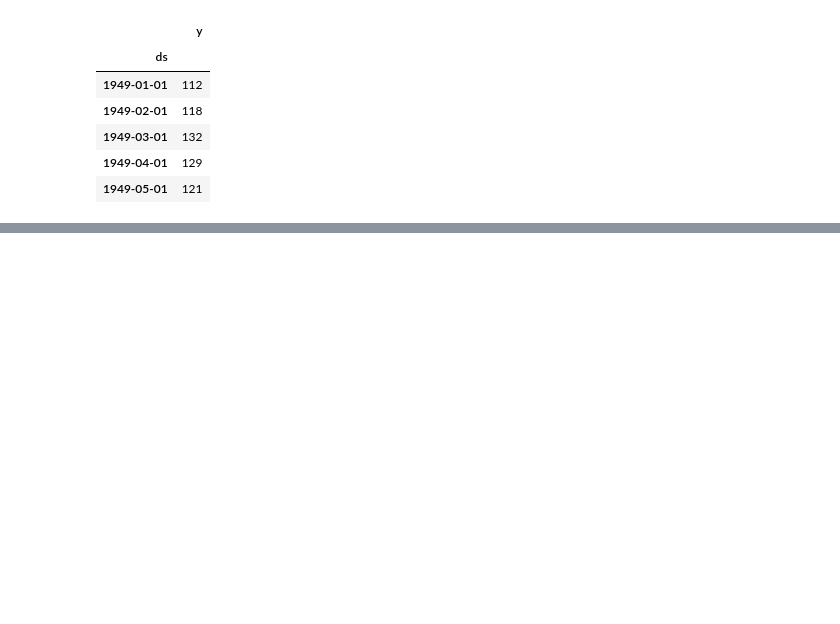
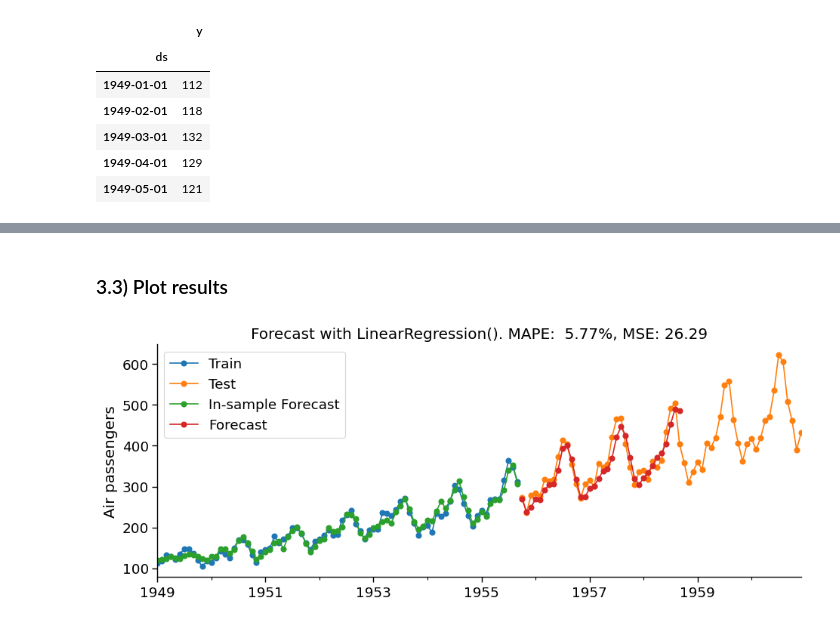
Before and after one commit to razielar/feature_engineering_ts_forecasting, a Jupyter notebook: 08_trend_features/03_recursive-forecasting.ipynb, the cells around one changed output, grey strips where cells are left out. Cells and saved outputs as stored; diff of their text form; code cells hidden in the pictures; blank space fills up the shorter version.

Commit message:
LinearRegression model

```diff
--- a/08_trend_features/03_recursive-forecasting.ipynb
+++ b/08_trend_features/03_recursive-forecasting.ipynb
@@ -84,0 +248,8 @@ df.head()
+# %%
+look_back_start_time = forecast_start_time - look_back_window_size
+
+df_predict = df_train.loc[look_back_start_time:].copy()
+# Extend index into forecast horizon
+df_predict = pd.concat([df_predict, pd.DataFrame(index=forecast_horizon)])
+print(f"Predict df: {len(df_predict)}")
+df_predict.iloc[10:15]
@@ -84,0 +264,21 @@ df.head()
+# %%
+# --- RECURSIVE FORECASTING LOOP --- #
+for i in forecast_horizon:
+    # Compute features during the forecast horizon
+    X_test = pipeline.transform(df_predict[:i])
+    X_test_ = X_test.loc[[i]]
+    # Predict one step ahead.
+    y_pred = model.predict(X_test_)
+    # Append forecast to the target variable columnn in our dynamic forecast dataframe `df_predict`.
+    # This `df_predict` is ready for the next iteration where we will re-compute features derived from the target such as lags and windows.
+    df_predict.loc[[i], target] = y_pred
+
+# --- GET FORECAST AND TEST VALUES --- #
+y_forecast = df_predict.loc[forecast_horizon, target]
+y_test = df_test.loc[forecast_start_time:, target]
+# %%
+# --- CREATE IN-SAMPLE PREDICTIONS--- #
+y_forecast_train = model.predict(X_train)
+y_forecast_train = pd.DataFrame(y_forecast_train, index=X_train.index, columns=target)
+# %% [markdown]
+### 3.3) Plot results
@@ -84,0 +294,18 @@ df.head()
+# %%
+fig, ax = plt.subplots(figsize=[11, 4])
+
+y_train.plot(ax=ax, marker="o")
+y_test.plot(ax=ax, marker="o")
+
+y_forecast_train.plot(ax=ax, marker="o")
+y_forecast.plot(ax=ax, marker="o")
+
+
+ax.set_title(f"Forecast with {model}. MAPE: {mape: .2%}, MSE: {mse:.2f}")
+ax.legend(["Train", "Test", "In-sample Forecast", "Forecast"])
+ax.set_xlabel("")
+ax.set_ylabel(f"Air passengers")
+
+plt.show()
+# %% [output]
+[figure, added]
```
Also changed, not shown: parts of 19 cells of this notebook.
